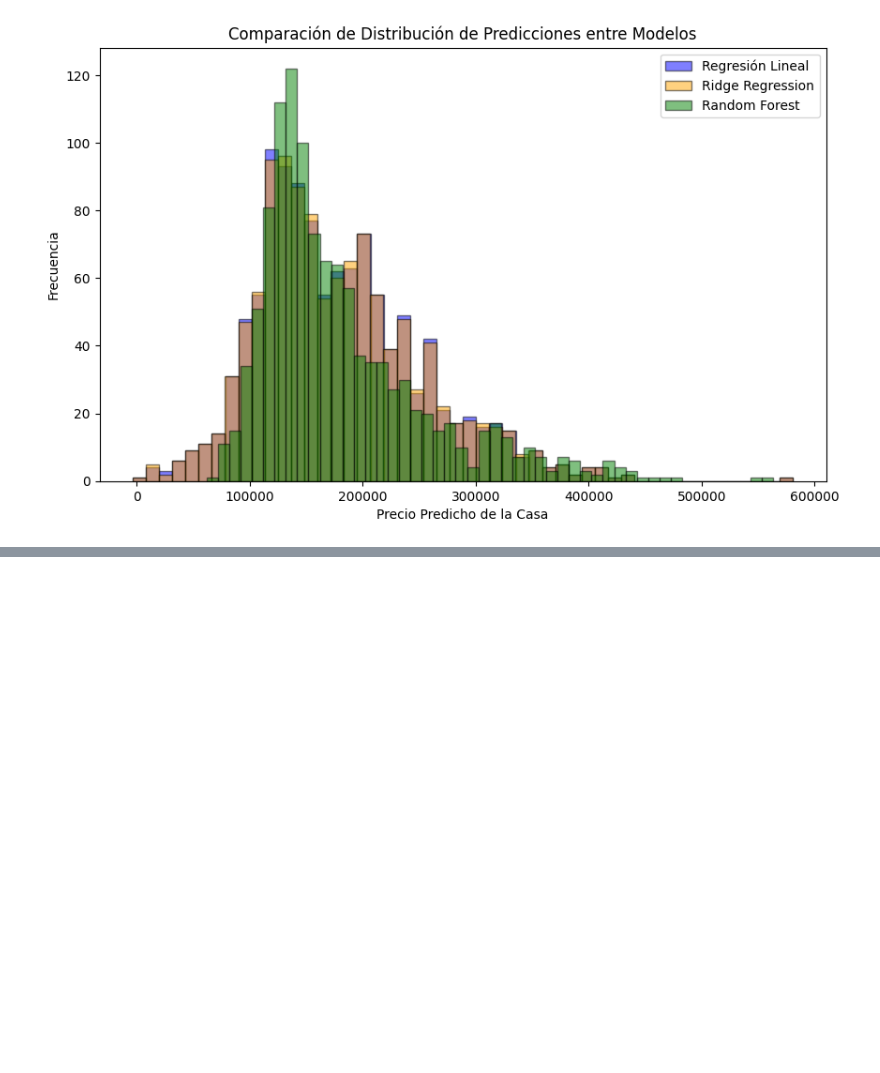
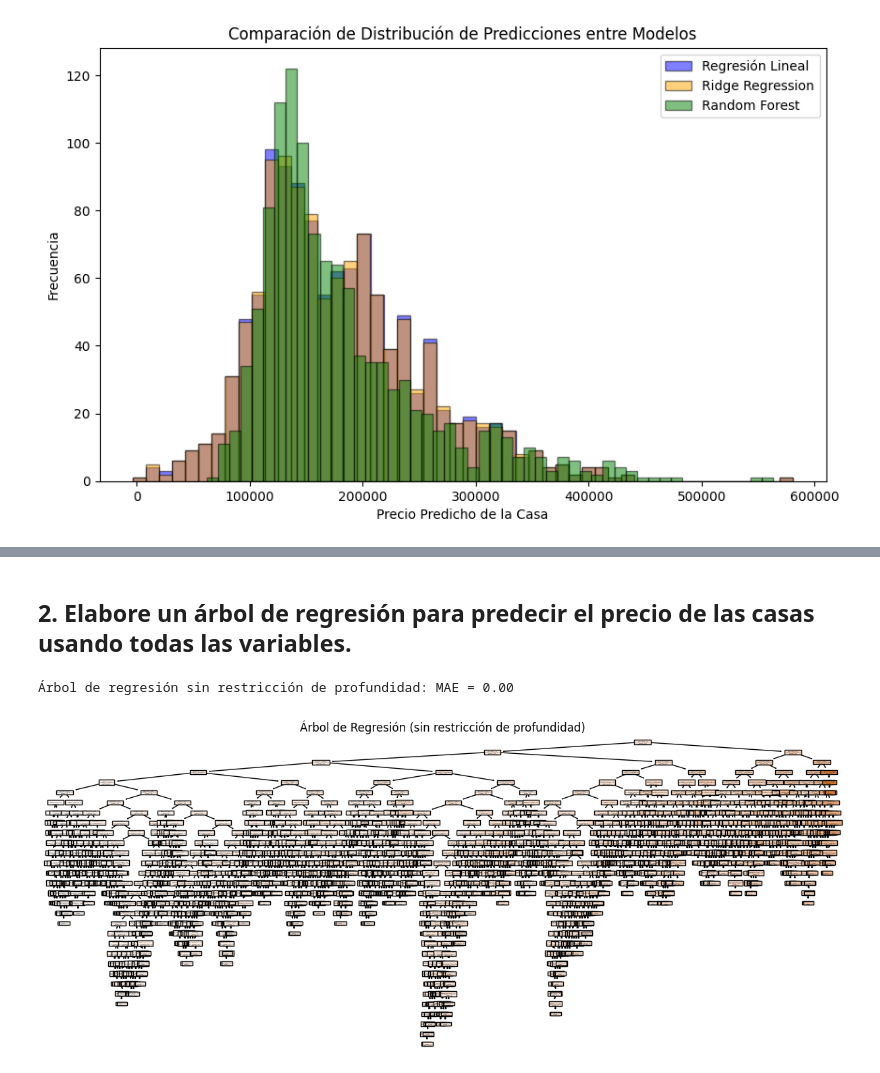
Before and after one commit to Sofiamishel2003/Modelo_Regresion_Lineal, a Jupyter notebook: Modelo_RegresionLineal.ipynb, the cells around one changed output, grey strips where cells are left out. Drawn from its saved outputs; the diff is of its cells as text; code cells hidden in the pictures; blank space fills up the shorter version.

```diff
--- a/Modelo_RegresionLineal.ipynb
+++ b/Modelo_RegresionLineal.ipynb
@@ -701,0 +764,22 @@ plt.show()
+# %% [markdown]
+## 2. Elabore un árbol de regresión para predecir el precio de las casas usando todas las variables.
+# %%
+# Entrenar un árbol de regresión con todas las variables y sin restricción de profundidad
+tree_reg = DecisionTreeRegressor(random_state=42)
+tree_reg.fit(X_train, y_train)
+
+# Predicción en los datos de entrenamiento
+y_train_pred = tree_reg.predict(X_train)
+
+# Evaluar el modelo con MAE
+mae_train = mean_absolute_error(y_train, y_train_pred)
+print(f"Árbol de regresión sin restricción de profundidad: MAE = {mae_train:.2f}")
+
+# Visualizar el árbol
+plt.figure(figsize=(15, 6))
+plot_tree(tree_reg, filled=True, feature_names=X_train.columns)
+plt.title("Árbol de Regresión (sin restricción de profundidad)")
+plt.show()
+# %% [output]
+Árbol de regresión sin restricción de profundidad: MAE = 0.00
+[figure, added]
```
Also changed, not shown: parts of 11 cells of this notebook.
